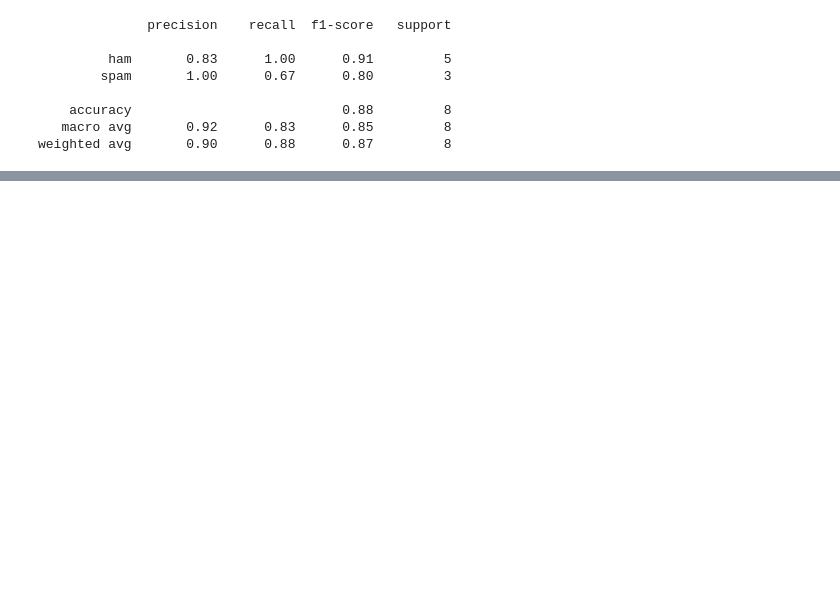
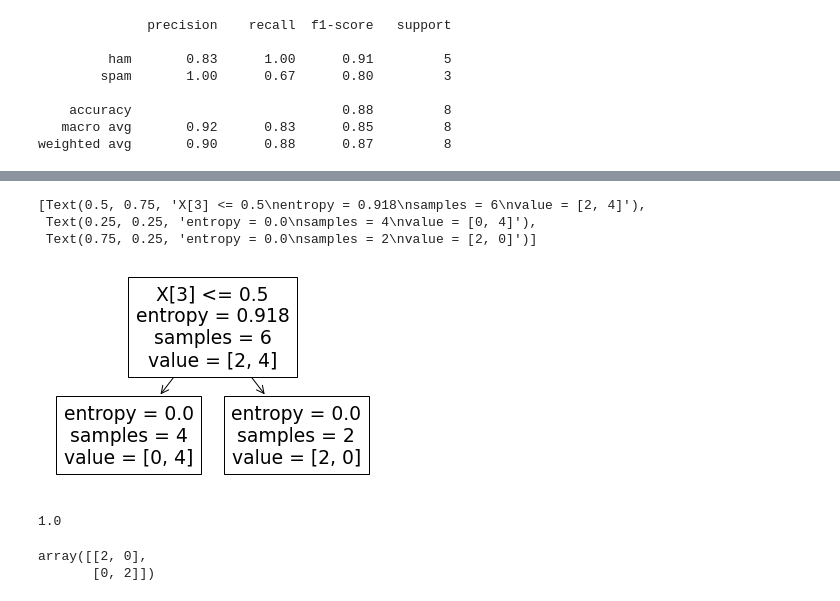
Before and after one commit to Anusarakh/DPDM2021, a Jupyter notebook: Untitled1.ipynb, the cells around one changed output, grey strips where cells are left out. Saved outputs shown, nothing was run; the diff lists cells and outputs as text; code cells hidden in the pictures; blank space fills up the shorter version.

Commit message:
test email2

```diff
--- a/Untitled1.ipynb
+++ b/Untitled1.ipynb
@@ -127,0 +166,6 @@ model2.score(x2_test, y2_test)
+# %%
+x2_train,x2_test,y2_train,y2_test = train_test_split(x2,y2,test_size=0.4, random_state=0)
+# %%
+x2_traintrain,x2_val,y2_traintrain,y2_val = train_test_split(x2_train,y2_train,test_size=0.4, random_state=0)
+# %%
+mytree3 = DecisionTreeClassifier(criterion='entropy')
@@ -127,0 +176,7 @@ model2.score(x2_test, y2_test)
+# %%
+plot_tree(mytree3)
+# %% [output]
+[Text(0.5, 0.75, 'X[3] <= 0.5\nentropy = 0.918\nsamples = 6\nvalue = [2, 4]'),
+ Text(0.25, 0.25, 'entropy = 0.0\nsamples = 4\nvalue = [0, 4]'),
+ Text(0.75, 0.25, 'entropy = 0.0\nsamples = 2\nvalue = [2, 0]')]
+[figure, added]
@@ -127,0 +185,10 @@ model2.score(x2_test, y2_test)
+# %%
+accuracy_score(y2_val,t3_result)
+# %% [output]
+1.0
+# %%
+cm3 = confusion_matrix (y2_val, t3_result)
+cm3
+# %% [output]
+array([[2, 0],
+       [0, 2]])
```
Also changed, not shown: parts of 18 cells of this notebook.
